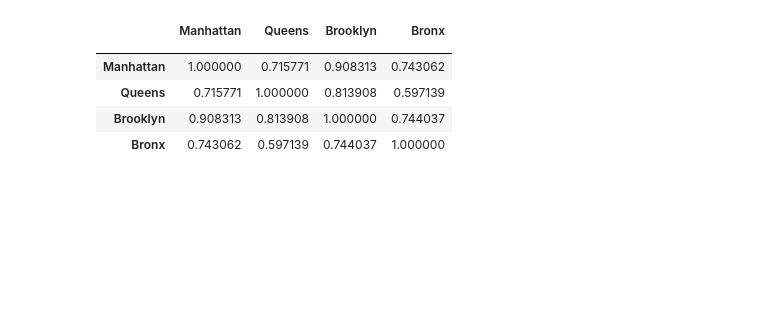
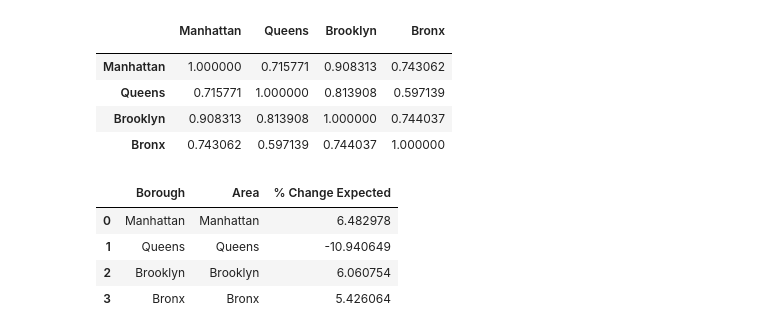
Before and after one commit to jaidevkler/Module-8-Review, a Jupyter notebook: module-8-review.ipynb, the cells around one changed output. Saved outputs shown, nothing was run; the diff lists cells and outputs as text; code cells hidden in the pictures; blank space fills up the shorter version.

```diff
--- a/module-8-review.ipynb
+++ b/module-8-review.ipynb
@@ -360,3 +362,27 @@ df_nyc.set_index('index').corr()
 | Queens | 0.715771 | 1.000000 | 0.813908 | 0.597139 |
 | Brooklyn | 0.908313 | 0.813908 | 1.000000 | 0.744037 |
 | Bronx | 0.743062 | 0.597139 | 0.744037 | 1.000000 |
+# %%
+# Calculate percentage change in rents for the areas choosen based on yhat
+# Create an empty list
+df_change = []
+# Create a for loop to calculate the percentages
+for i in range(len(list_df)):
+    # Splice the date to start from March 2024 till the end of the dataframe
+    df_temp = forecast[i].loc['2024-03':,'yhat']
+    # Calculate the percentage and add it to the list
+    df_change.append((df_temp.iloc[-1]-df_temp.iloc[0])/df_temp.iloc[0]*100)
+# %%
+# Create a new dataframe with Borough, Area and % Change expected
+df_percentage = pd.DataFrame(
+    {'Borough': selected_boroughs,
+     'Area': selected_areas,
+     '% Change Expected': df_change
+    })
+df_percentage
+# %% [output]
+|  | Borough | Area | % Change Expected |
+| 0 | Manhattan | Manhattan | 6.482978 |
+| 1 | Queens | Queens | -10.940649 |
+| 2 | Brooklyn | Brooklyn | 6.060754 |
+| 3 | Bronx | Bronx | 5.426064 |
```
Also changed, not shown: parts of 7 cells of this notebook.
